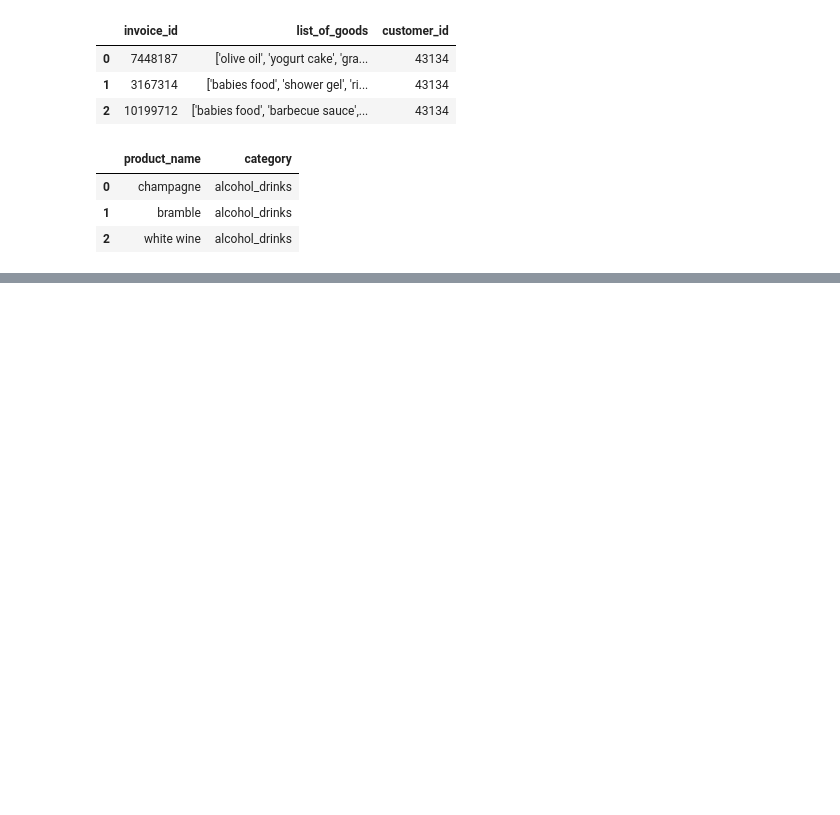
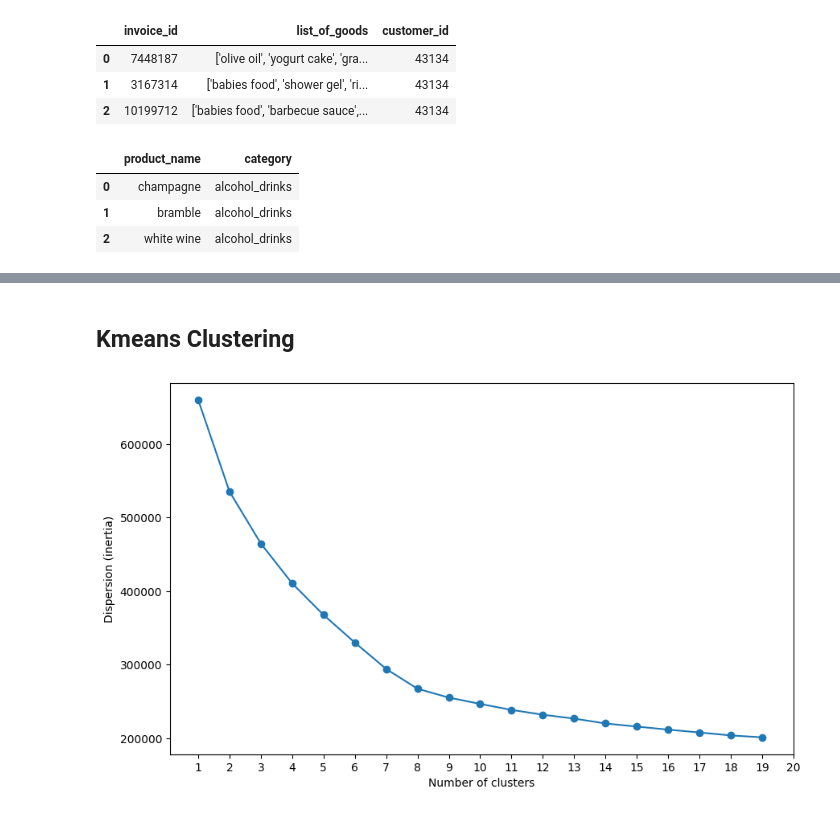
Before and after one commit to mitoma10110/ML2_Project, a Jupyter notebook: jo_notebook.ipynb, the cells around one changed output, grey strips where cells are left out. Cells and saved outputs as stored; diff of their text form; code cells hidden in the pictures; blank space fills up the shorter version.

Commit message:
basic preprocessing and initial kmeans clustering analysis

```diff
--- a/jo_notebook.ipynb
+++ b/jo_notebook.ipynb
@@ -25,0 +68,3 @@ prod_map.head(3)
+# %%
+cust_info_pp = cust_info.drop(columns=['Unnamed: 0', 'customer_id', 'customer_name', 'customer_gender',
+                                       'customer_birthdate', 'loyalty_card_number', 'latitude', 'longitude'])
@@ -25,0 +91,2 @@ prod_map.head(3)
+# %%
+cust_info_pp.dropna(inplace=True)
@@ -25,0 +113,20 @@ prod_map.head(3)
+# %%
+scaler = StandardScaler()
+
+cust_info_pp_sc = scaler.fit_transform(cust_info_pp)
+# %% [markdown]
+## Kmeans Clustering
+# %%
+dispersion = []
+for k in range(1, 20):
+    kmeans = KMeans(n_clusters=k, random_state=0).fit(cust_info_pp_sc)
+    dispersion.append(kmeans.inertia_)
+# %%
+plt.figure(figsize=(10, 6))
+plt.plot(range(1, 20), dispersion, marker='o')
+plt.xticks(range(1, 21, 1))
+plt.xlabel('Number of clusters')
+plt.ylabel('Dispersion (inertia)')
+plt.show()
+# %% [output]
+[figure, added]
```
Also changed, not shown: parts of 15 cells of this notebook.
